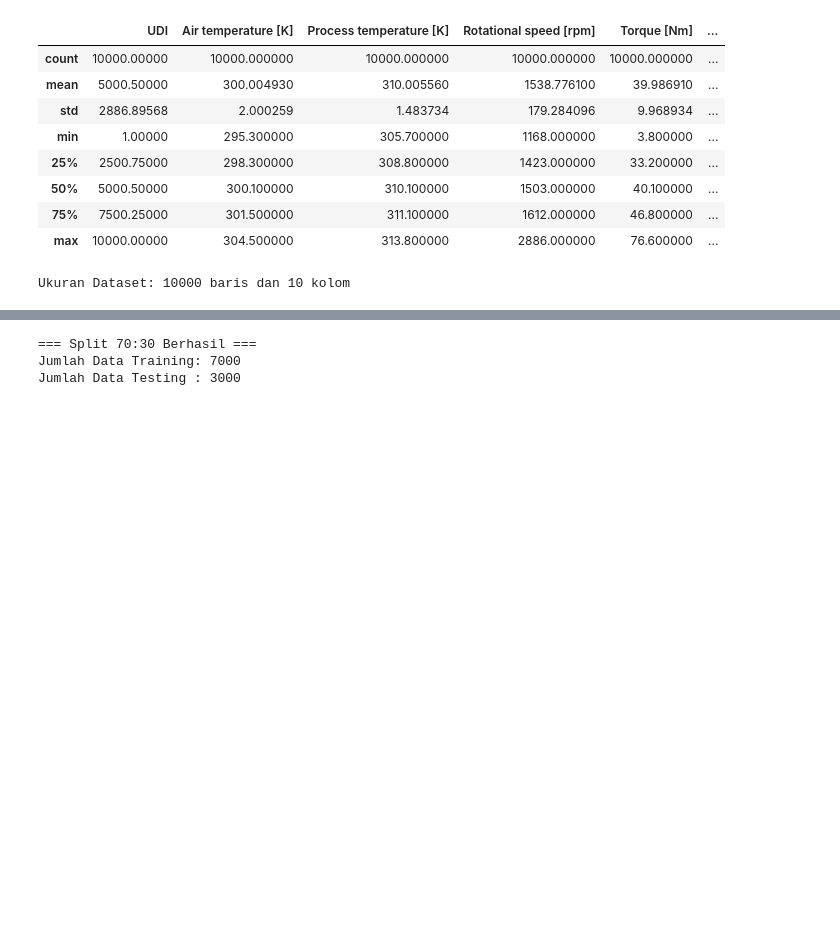
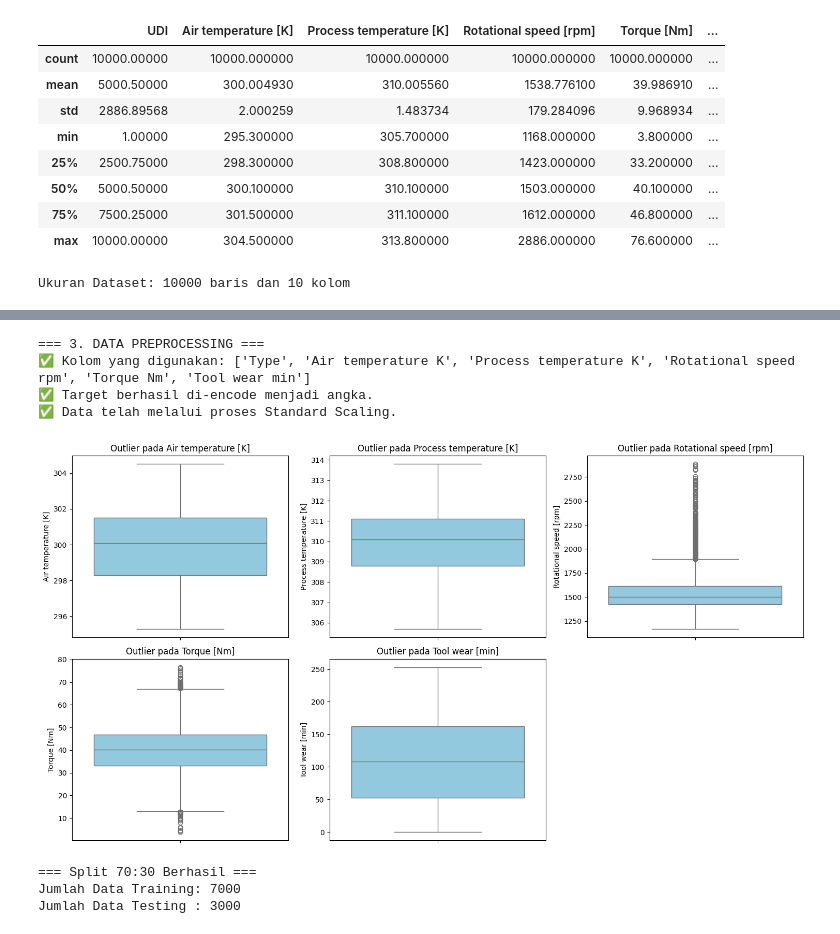
Before and after one commit to RyianDzuhri/machine-learning-f1g123029, a Jupyter notebook: klasifikasi/model_ml_new.ipynb, the cells around one changed output, grey strips where cells are left out. Cells and saved outputs as stored; diff of their text form; code cells hidden in the pictures; blank space fills up the shorter version.

Commit message:
push outlier

```diff
--- a/klasifikasi/model_ml_new.ipynb
+++ b/klasifikasi/model_ml_new.ipynb
@@ -121,3 +90,47 @@ print("✅ Data telah melalui proses Standard Scaling.")
+# %%
+print("=== 3. DATA PREPROCESSING ===")
+
+# 1. Menghapus kolom ID (UDI & Product ID) karena tidak punya nilai prediktif
+X = df.drop(['UDI', 'Product ID', 'Target', 'Failure Type'], axis=1)
+y = df['Failure Type']
+
+# 2. Encoding fitur kategorikal 'Type' (L, M, H) menjadi angka
+le_type = LabelEncoder()
+X['Type'] = le_type.fit_transform(X['Type'])
+
+# 3. Encoding Target 'Failure Type' menjadi angka
+le_target = LabelEncoder()
+y = le_target.fit_transform(y)
+
+# 4. Membersihkan nama kolom dari karakter khusus agar tidak error saat training
+X.columns = [re.sub(r'[\[\]<]', '', col) for col in X.columns]
+
+# 5. Standarisasi Data (Scaling) agar sensor dengan satuan berbeda punya rentang yang sama
+scaler = StandardScaler()
+X_scaled = scaler.fit_transform(X)
+
+print("✅ Kolom yang digunakan:", X.columns.tolist())
+print("✅ Target berhasil di-encode menjadi angka.")
+print("✅ Data telah melalui proses Standard Scaling.")
+# %% [output]
+=== 3. DATA PREPROCESSING ===
+✅ Kolom yang digunakan: ['Type', 'Air temperature K', 'Process temperature K', 'Rotational speed rpm', 'Torque Nm', 'Tool wear min']
+✅ Target berhasil di-encode menjadi angka.
+✅ Data telah melalui proses Standard Scaling.
+# %%
+# Memilih kolom sensor yang berupa angka
+fitur_sensor = ['Air temperature [K]', 'Process temperature [K]', 'Rotational speed [rpm]', 'Torque [Nm]', 'Tool wear [min]']
+
+plt.figure(figsize=(15, 8))
+for i, kolom in enumerate(fitur_sensor):
+    plt.subplot(2, 3, i+1)
+    sns.boxplot(y=df[kolom], color='skyblue')
+    plt.title(f'Outlier pada {kolom}')
+
+plt.tight_layout()
+plt.show()
+# %% [output]
+[figure, added]
 # %%
 # Membagi data: 70% Training, 30% Testing
 X_train70, X_test70, y_train70, y_test70 = train_test_split(
```
Also changed, not shown: parts of 7 cells of this notebook.
